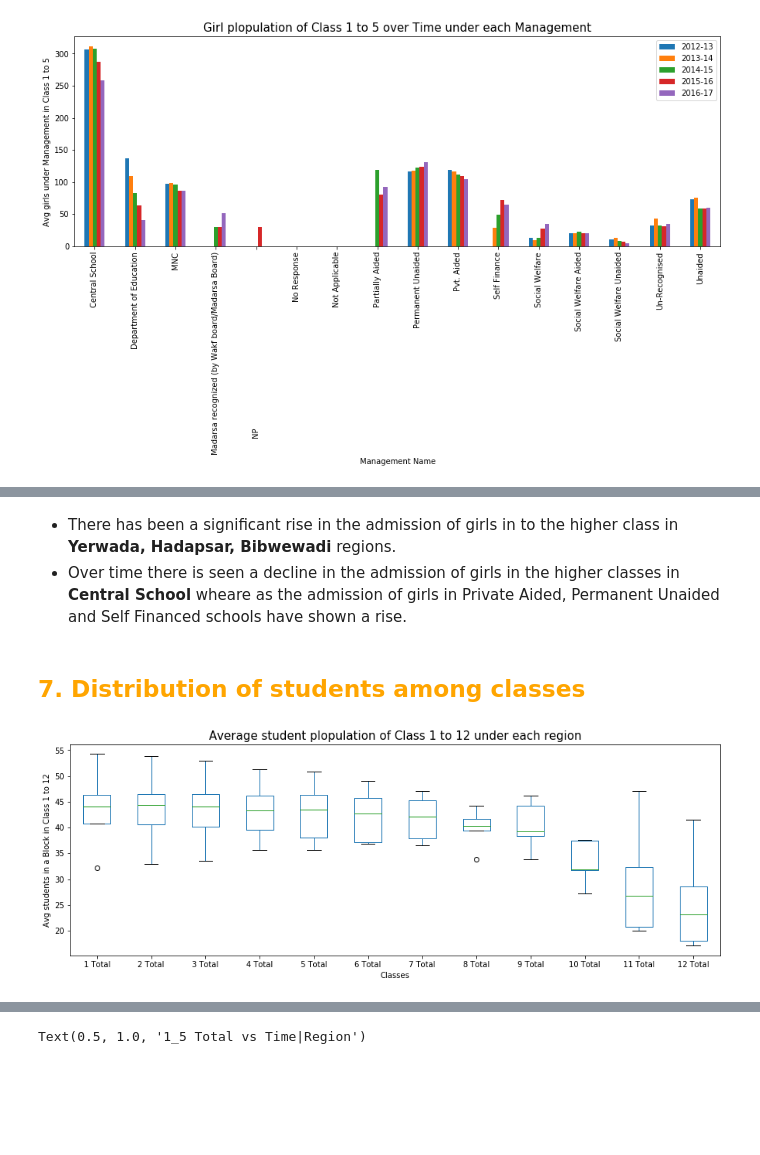
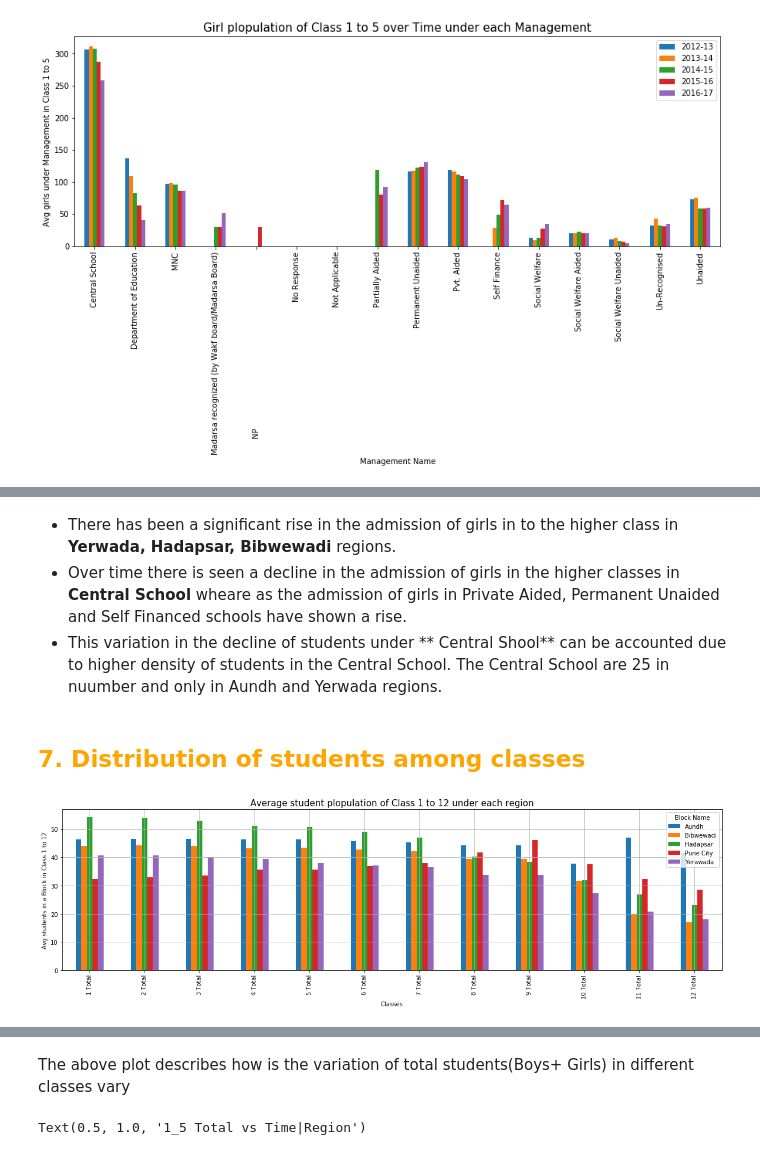
Before and after one commit to jahab/Statistics-Hackathon, a Jupyter notebook: Stats_Hackathon.ipynb, the cells around one changed output, grey strips where cells are left out. Cells and saved outputs as stored; diff of their text form; code cells hidden in the pictures; blank space fills up the shorter version.

```diff
--- a/Stats_Hackathon.ipynb
+++ b/Stats_Hackathon.ipynb
@@ -381,22 +375,25 @@ show()
 # %% [markdown]
 * There has been a significant rise in the admission of girls in to the higher class in **Yerwada, Hadapsar, Bibwewadi** regions.
 * Over time there is seen a decline in the admission of girls in the higher classes in **Central School** wheare as the admission of girls in Private  Aided, Permanent Unaided and Self Financed schools have shown a rise.
+* This variation in the decline of students under ** Central Shool** can be accounted due to higher density of students in the Central School. The Central School are 25 in nuumber and only in Aundh and Yerwada regions.
 # %% [markdown]
 ## <span style="color:orange">7. Distribution of students among classes</span>
 # %%
 
 att=[]
 for i in (range(1,13)):
     att.append(str(i)+ " "+'Total')
 
-fig,ax= plt.subplots(figsize=(15,5))
+fig,ax= plt.subplots(figsize=(20,5))
 grp=data.groupby(['Block Name'])[att].mean()
-grp.unstack(level=0).unstack(level=0).plot(ax=ax,kind='box')
+grp.unstack(level=0).unstack(level=-1).plot(ax=ax,kind='bar')
 xlabel('Classes')
 # plt.xticks(np.array(data['Year'].unique()))
 # xticks(np.arange(len(data['Year'].unique())),data['Year'].unique())
 ylabel('Avg students in a Block in Class 1 to 12')
 title('Average student plopulation of Class 1 to 12 under each region',fontsize=15)
+grid(True)
 show()
+grp
 # %% [output]
-[figure, old version]
+[figure, new version]
@@ -403,3 +407,5 @@ show()
+# %% [markdown]
+The above plot describes how is the variation of total students(Boys+ Girls) in different classes vary
 # %%
 block_year_1_5_enroll = data.groupby(["Block Name", "Year"])['1_5 Total'].mean()
 # sb.lineplot(data=block_year_1_5_enroll)
```
Also changed, not shown: parts of 4 cells of this notebook.
